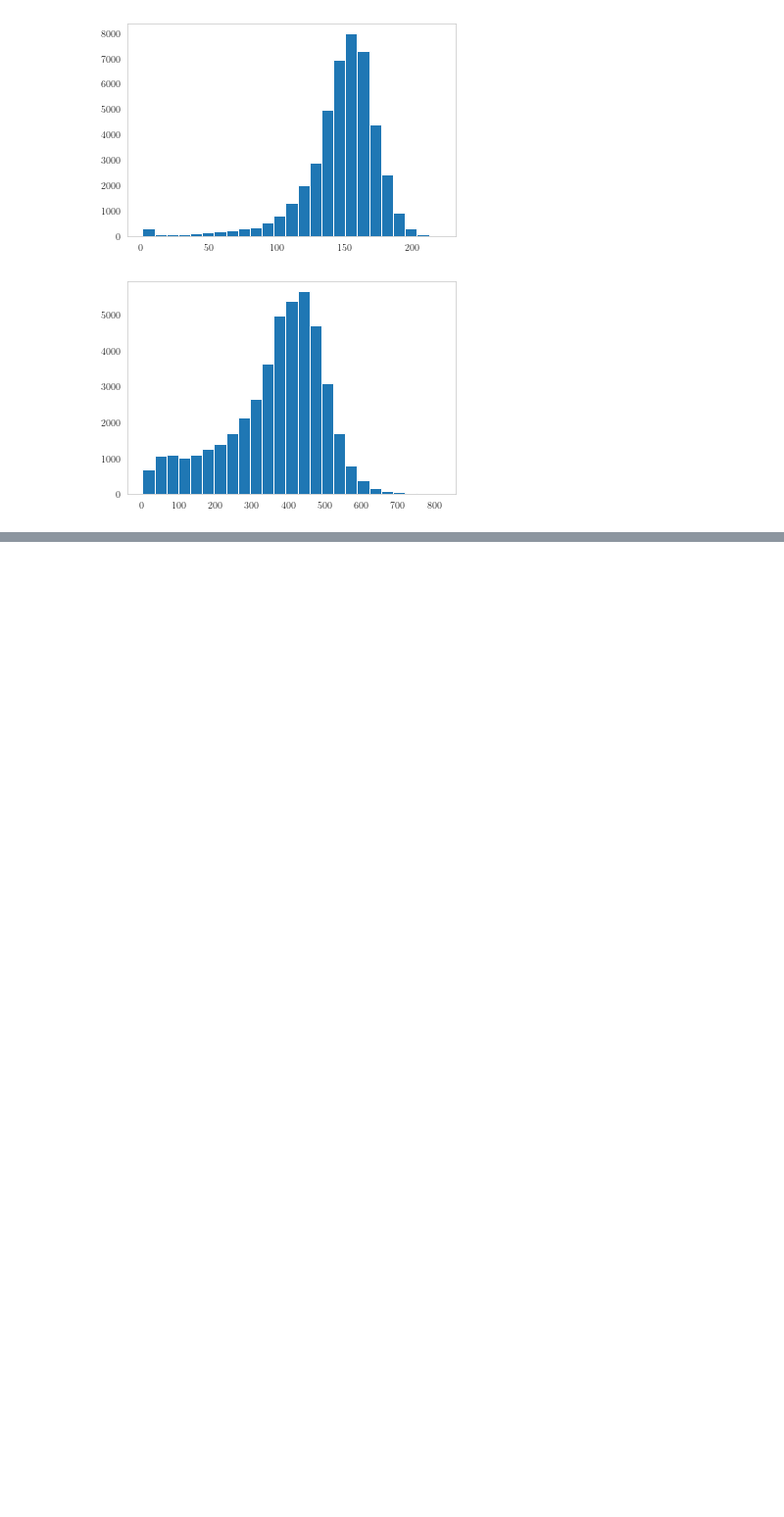
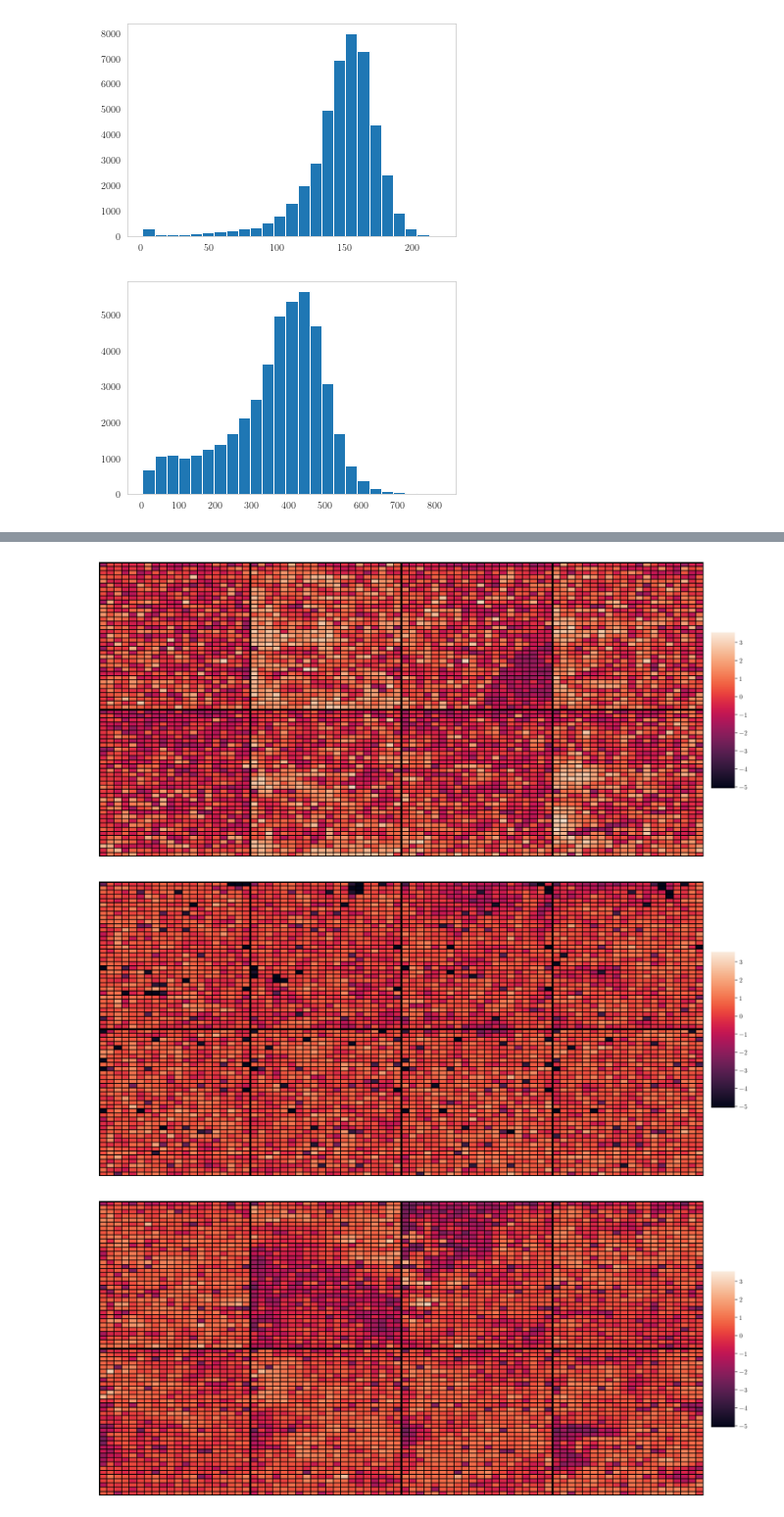
Before and after one commit to unique-subedi/microenvironment-microarrays, a Jupyter notebook: 604_project1_yash.ipynb, the cells around one changed output, grey strips where cells are left out. Shown: that part at 98% size. Cells and saved outputs as stored; diff of their text form; code cells hidden in the pictures; blank space fills up the shorter version.

```diff
--- a/604_project1_yash.ipynb
+++ b/604_project1_yash.ipynb
@@ -103,0 +125,9 @@ for staining_set in staining_sets:
+# %%
+# NOTE: these supposedly "equivalent" staining sets are definitely not -- need to normalize the counts/properties for analysis
+for staining_set in staining_sets:
+    cur_plate = plates[staining_set[3]]
+    viz_plate_property(cur_plate, "std_count")
+# %% [output]
+[figure, added]
+[figure, added]
+[figure, added]
```
Also changed, not shown: parts of 4 cells of this notebook.
